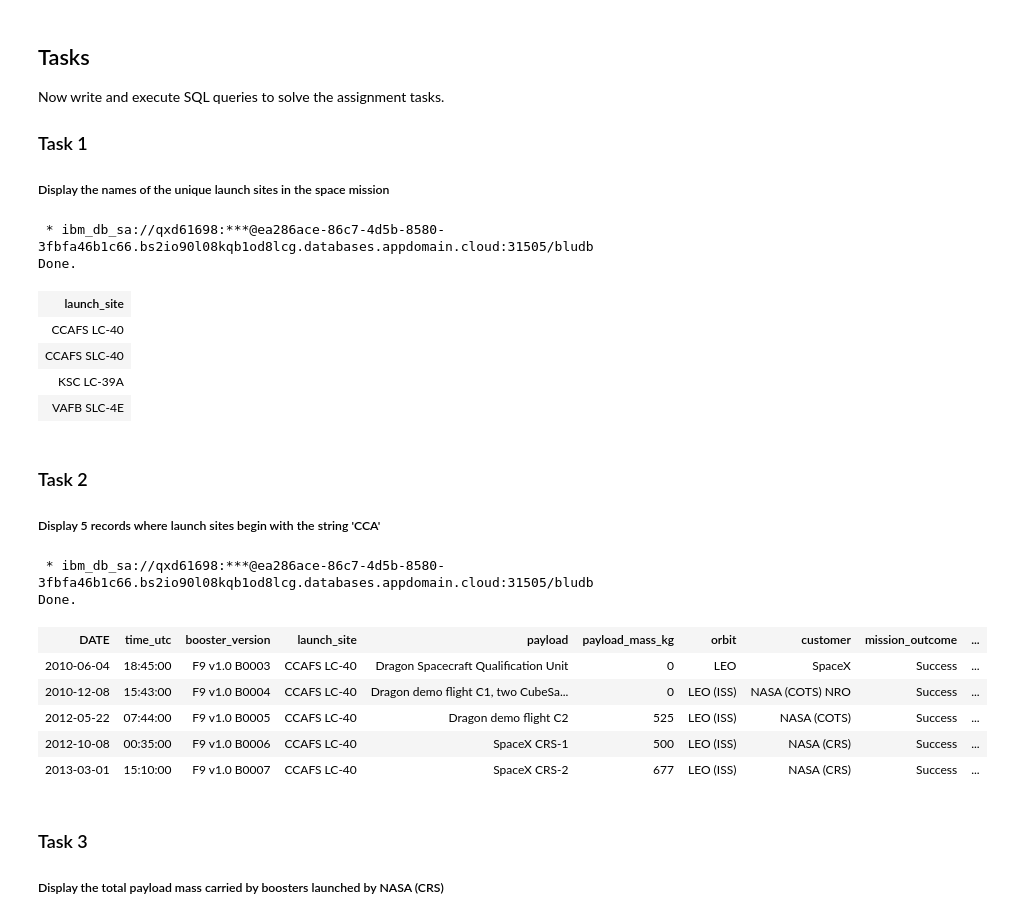
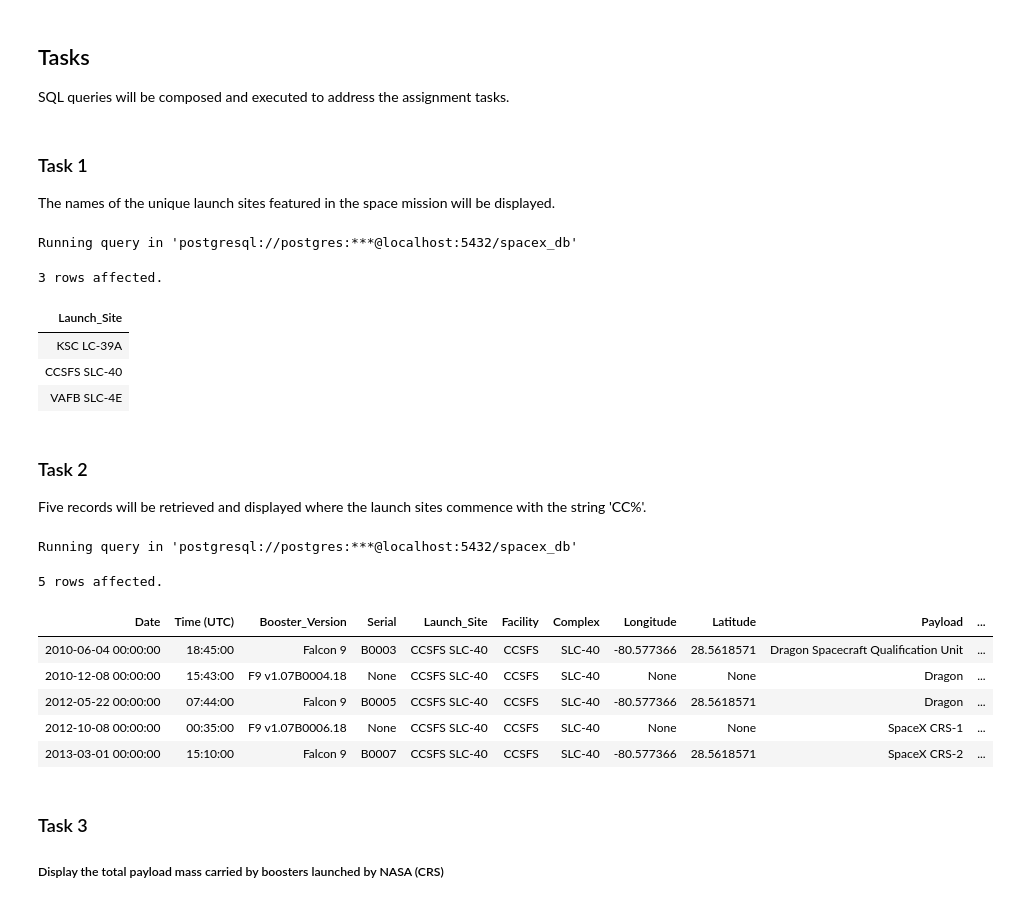
Before and after one commit to jgp-13/SpaceX_project, a Jupyter notebook: notebooks/Lab_4_SQL-coursera.ipynb, the cells around one changed output. Cells and saved outputs as stored; diff of their text form; code cells hidden in the pictures.

```diff
--- a/notebooks/Lab_4_SQL-coursera.ipynb
+++ b/notebooks/Lab_4_SQL-coursera.ipynb
@@ -1 +5,12 @@
+# %%
+import pandas as pd
+from sqlalchemy import create_engine
+import numpy as np
+import os
+import spacex
+
+from spacex.config import INTERIM_DATA_DIR
+
+pd.set_option('display.max_rows', None)
+pd.set_option('display.max_columns', None)
 # %% [markdown]
@@ -86,36 +79,42 @@ in the following format
+# %% [markdown]
+## Tasks
+
+SQL queries will be composed and executed to address the assignment tasks.
 # %% [markdown]
-## Tasks
-
-Now write and execute SQL queries to solve the assignment tasks.
-
 ### Task 1
 
-##### Display the names of the unique launch sites  in the space mission
+The names of the unique launch sites featured in the space mission will be displayed.
 # %%
-%sql SELECT distinct(Launch_Site) FROM SPACEXTBL;
+%%sql
+SELECT distinct("Launch_Site")
+FROM   spacex_table;
 # %% [output]
- * ibm_db_sa://qxd61698:***@ea286ace-86c7-4d5b-8580-3fbfa46b1c66.bs2io90l08kqb1od8lcg.databases.appdomain.cloud:31505/bludb
-Done.
+Running query in 'postgresql://postgres:***@localhost:5432/spacex_db'
+3 rows affected.
-| launch_site |
-| CCAFS LC-40 |
-| CCAFS SLC-40 |
+| Launch_Site |
 | KSC LC-39A |
+| CCSFS SLC-40 |
 | VAFB SLC-4E |
 # %% [markdown]
 ### Task 2
 
-##### Display 5 records where launch sites begin with the string 'CCA'
+Five records will be retrieved and displayed where the launch sites commence with the string 'CC%'.
 # %%
-%sql SELECT * FROM SPACEXTBL WHERE Launch_Site LIKE 'CCA%' LIMIT 5;
+%%sql
+SELECT *
+  FROM spacex_table
+ WHERE "Launch_Site"
+  LIKE 'CC%'
+ LIMIT 5;
 # %% [output]
- * ibm_db_sa://qxd61698:***@ea286ace-86c7-4d5b-8580-3fbfa46b1c66.bs2io90l08kqb1od8lcg.databases.appdomain.cloud:31505/bludb
-Done.
+Running query in 'postgresql://postgres:***@localhost:5432/spacex_db'
+5 rows affected.
-| DATE | time_utc | booster_version | launch_site | payload | payload_mass_kg | orbit | customer | mission_outcome | ... |
-| 2010-06-04 | 18:45:00 | F9 v1.0 B0003 | CCAFS LC-40 | Dragon Spacecraft Qualification Unit | 0 | LEO | SpaceX | Success | ... |
-| 2010-12-08 | 15:43:00 | F9 v1.0 B0004 | CCAFS LC-40 | Dragon demo flight C1, two CubeSa... | 0 | LEO (ISS) | NASA (COTS) NRO | Success | ... |
-| 2012-05-22 | 07:44:00 | F9 v1.0 B0005 | CCAFS LC-40 | Dragon demo flight C2 | 525 | LEO (ISS) | NASA (COTS) | Success | ... |
-| 2012-10-08 | 00:35:00 | F9 v1.0 B0006 | CCAFS LC-40 | SpaceX CRS-1 | 500 | LEO (ISS) | NASA (CRS) | Success | ... |
-| 2013-03-01 | 15:10:00 | F9 v1.0 B0007 | CCAFS LC-40 | SpaceX CRS-2 | 677 | LEO (ISS) | NASA (CRS) | Success | ... |
+| Date | Time (UTC) | Booster_Version | Serial | Launch_Site | Facility | Complex | Longitude | Latitude | Payload | ... |
+| 2010-06-04 00:00:00 | 18:45:00 | Falcon 9 | B0003 | CCSFS SLC-40 | CCSFS | SLC-40 | -80.577366 | 28.5618571 | Dragon Spacecraft Qualification Unit | ... |
+| 2010-12-08 00:00:00 | 15:43:00 | F9 v1.07B0004.18 | None | CCSFS SLC-40 | CCSFS | SLC-40 | None | None | Dragon | ... |
+| 2012-05-22 00:00:00 | 07:44:00 | Falcon 9 | B0005 | CCSFS SLC-40 | CCSFS | SLC-40 | -80.577366 | 28.5618571 | Dragon | ... |
+| 2012-10-08 00:00:00 | 00:35:00 | F9 v1.07B0006.18 | None | CCSFS SLC-40 | CCSFS | SLC-40 | None | None | SpaceX CRS-1 | ... |
+| 2013-03-01 00:00:00 | 15:10:00 | Falcon 9 | B0007 | CCSFS SLC-40 | CCSFS | SLC-40 | -80.577366 | 28.5618571 | SpaceX CRS-2 | ... |
 # %% [markdown]
 ### Task 3
 
```
Also changed, not shown: parts of 42 cells of this notebook, 2 other files.
